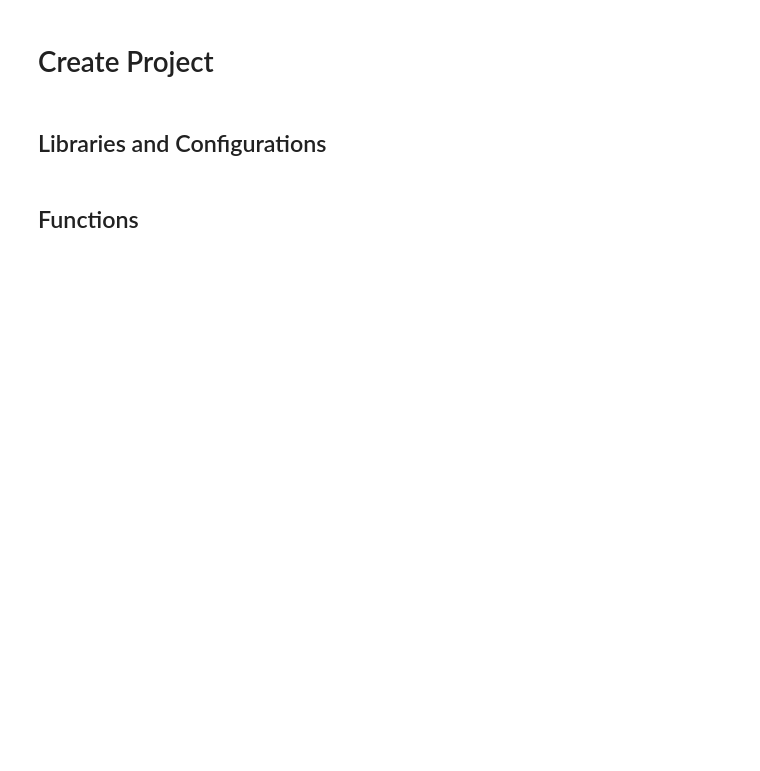
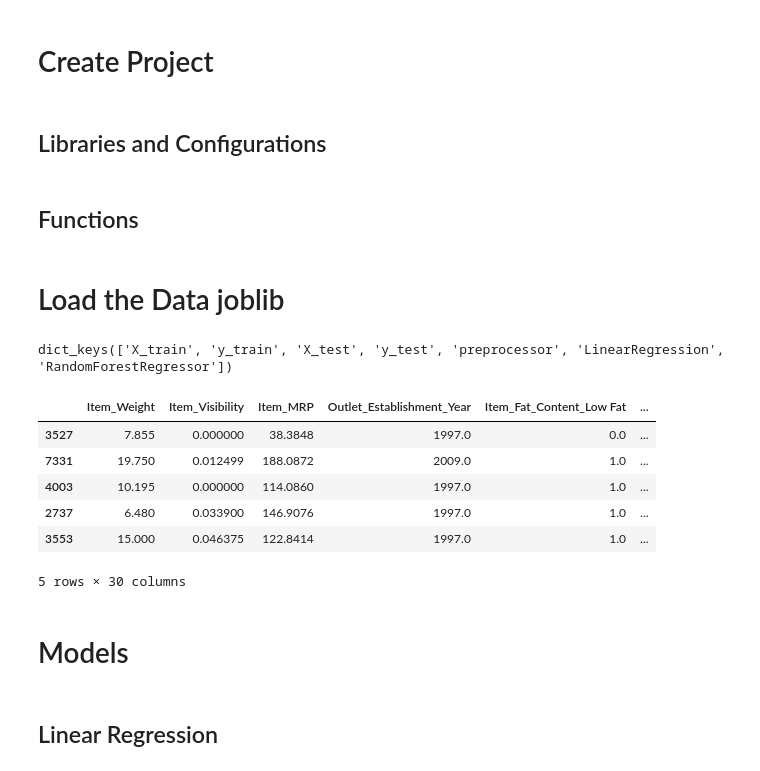
Before and after one commit to Elispreng/Grocery_Sales, a Jupyter notebook: Grocery_Sales _Local_Global Explanations_SHAP_ LIME.ipynb, the cells around one changed output. Drawn from its saved outputs; the diff is of its cells as text; code cells hidden in the pictures; blank space fills up the shorter version.

```diff
--- a/Grocery_Sales _Local_Global Explanations_SHAP_ LIME.ipynb
+++ b/Grocery_Sales _Local_Global Explanations_SHAP_ LIME.ipynb
@@ -111,3 +111,11 @@ def plot_importances(importances, sort_values=True, top_n=None, figsize=(6,4),
     ax.set(xlabel=xlabel, title=title);
     plt.show()
     return ax
+# %% [markdown]
+# Load the Data joblib
+# %%
+# load the joblib file
+loaded_joblib= joblib.load('Models/grocery_sales2')
+loaded_joblib.keys()
+# %% [output]
+dict_keys(['X_train', 'y_train', 'X_test', 'y_test', 'preprocessor', 'LinearRegression', 'RandomForestRegressor'])
@@ -113,0 +131,24 @@ def plot_importances(importances, sort_values=True, top_n=None, figsize=(6,4),
+# %%
+## Get feature names from already-fit preprocessor
+feature_names = preprocessor.get_feature_names_out()
+
+
+## Use the preprocessor to transform X_train and X_test
+X_train_df = pd.DataFrame(preprocessor.transform(X_train),
+                          index=X_train.index,
+                          columns=feature_names)
+
+X_test_df = pd.DataFrame(preprocessor.transform(X_test),
+                         index=X_test.index,
+                          columns=feature_names)
+X_train_df.head()
+# %% [output]
+|  | Item_Weight | Item_Visibility | Item_MRP | Outlet_Establishment_Year | Item_Fat_Content_Low Fat | ... |
+| 3527 | 7.855 | 0.000000 | 38.3848 | 1997.0 | 0.0 | ... |
+| 7331 | 19.750 | 0.012499 | 188.0872 | 2009.0 | 1.0 | ... |
+| 4003 | 10.195 | 0.000000 | 114.0860 | 1997.0 | 1.0 | ... |
+| 2737 | 6.480 | 0.033900 | 146.9076 | 1997.0 | 1.0 | ... |
+| 3553 | 15.000 | 0.046375 | 122.8414 | 1997.0 | 1.0 | ... |
+5 rows × 30 columns
+# %% [markdown]
+# Models
@@ -113,0 +158,2 @@ def plot_importances(importances, sort_values=True, top_n=None, figsize=(6,4),
+# %% [markdown]
+## Linear Regression
```
Also changed, not shown: parts of 5 cells of this notebook, 8 other files.
